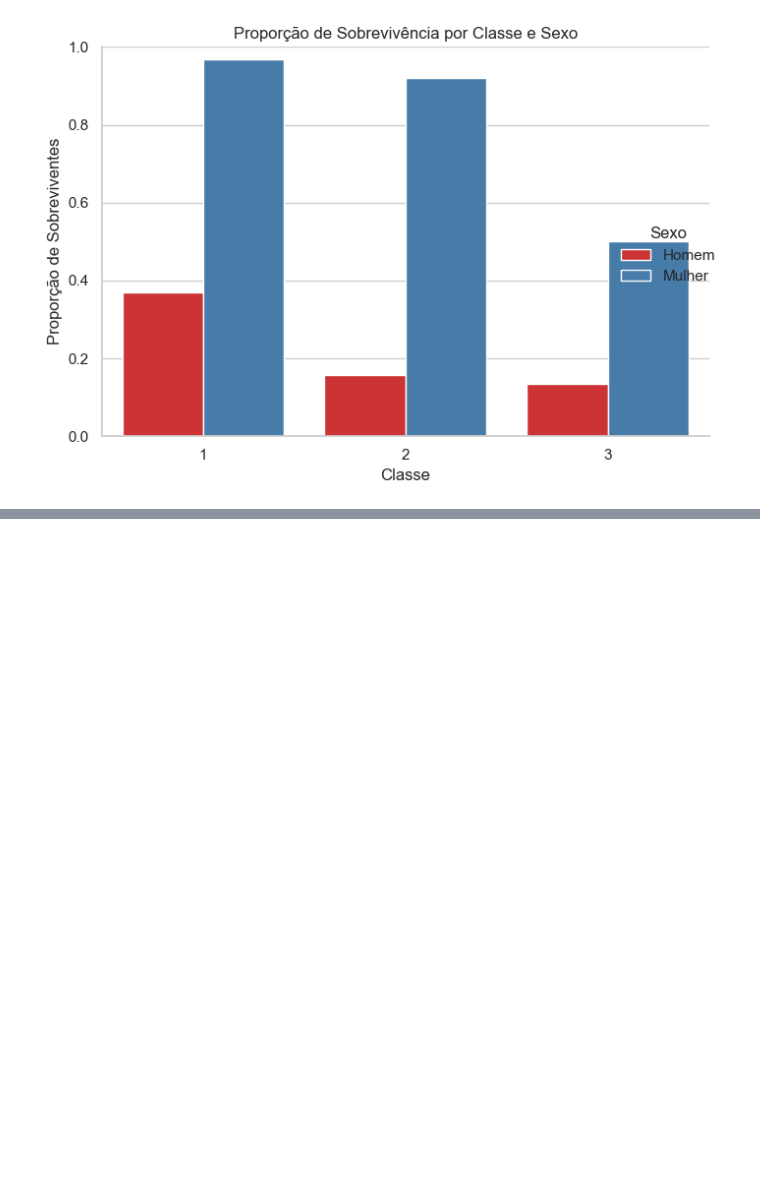
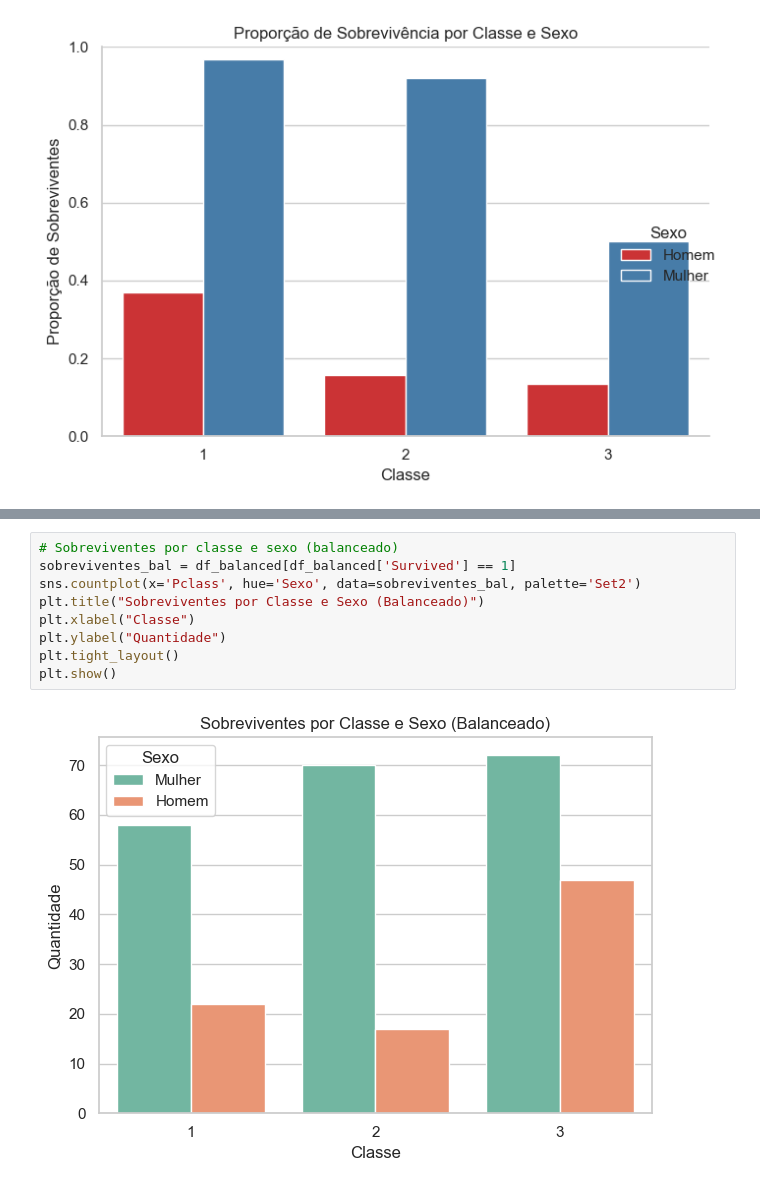
Before and after one commit to JMarquesCS/TitanicMLP, a Jupyter notebook: mlp_titanic.ipynb, the cells around one changed output, grey strips where cells are left out. Drawn from its saved outputs; the diff is of its cells as text; blank space fills up the shorter version.

```diff
--- a/mlp_titanic.ipynb
+++ b/mlp_titanic.ipynb
@@ -86,0 +116,11 @@ plt.show()
+# %%
+# Sobreviventes por classe e sexo (balanceado)
+sobreviventes_bal = df_balanced[df_balanced['Survived'] == 1]
+sns.countplot(x='Pclass', hue='Sexo', data=sobreviventes_bal, palette='Set2')
+plt.title("Sobreviventes por Classe e Sexo (Balanceado)")
+plt.xlabel("Classe")
+plt.ylabel("Quantidade")
+plt.tight_layout()
+plt.show()
+# %% [output]
+[figure, added]
```
Also changed, not shown: parts of 3 cells of this notebook.
